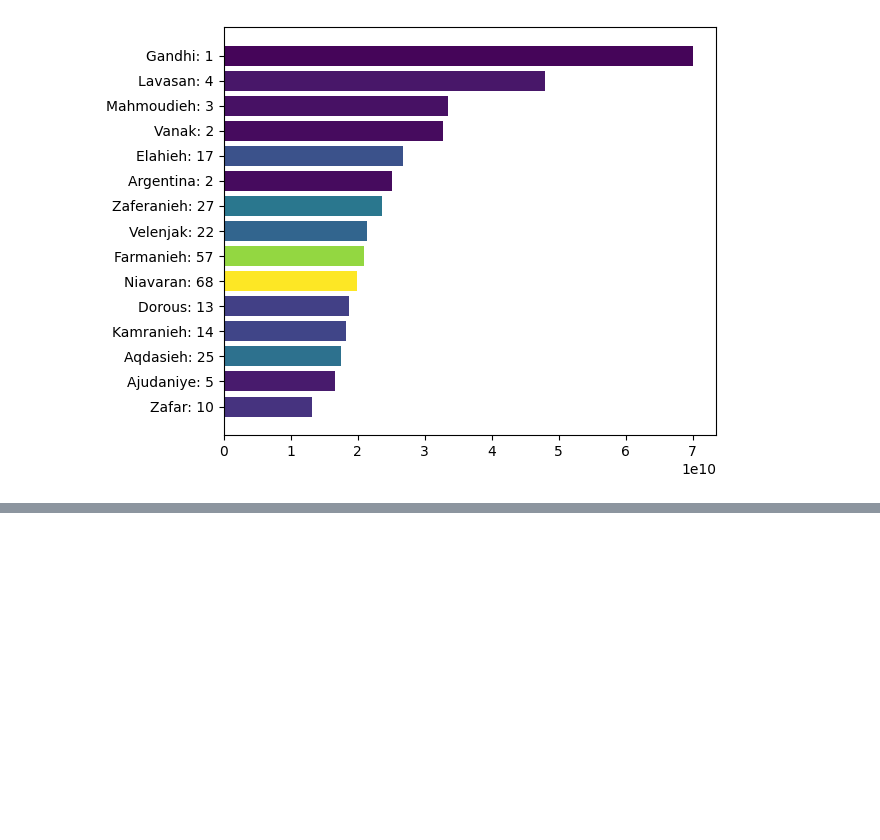
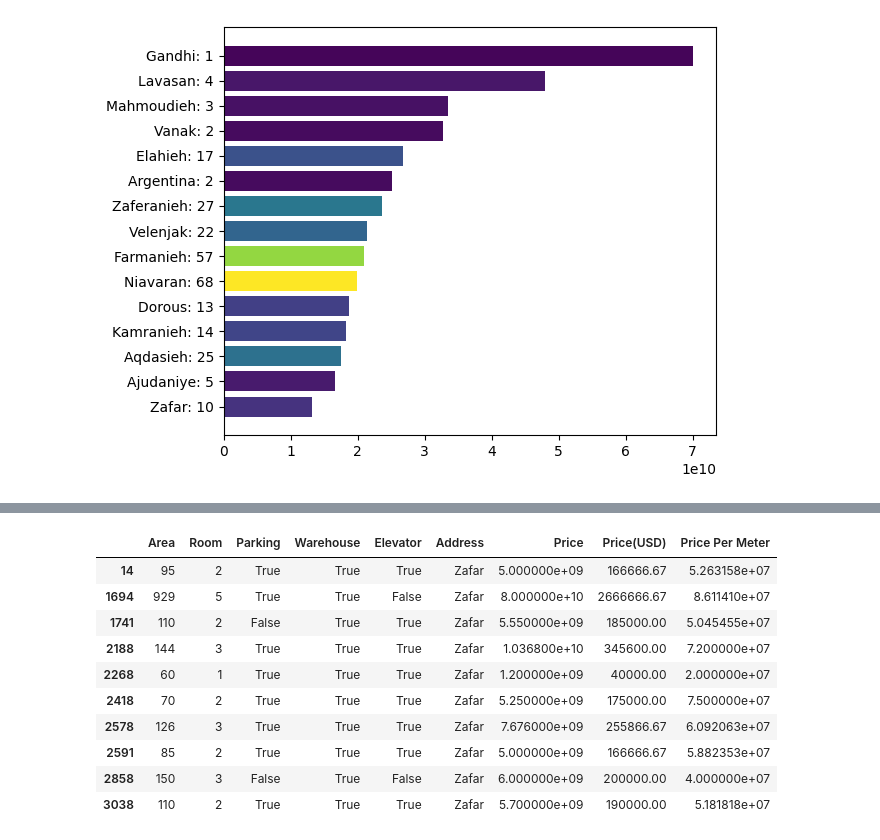
Before and after one commit to ramtinmt/tehran-house-price-prediction, a Jupyter notebook: model.ipynb, the cells around one changed output, grey strips where cells are left out. Drawn from its saved outputs; the diff is of its cells as text; code cells hidden in the pictures; blank space fills up the shorter version.

```diff
--- a/model.ipynb
+++ b/model.ipynb
@@ -500,0 +504,15 @@ plt.show()
+# %%
+zafar = df[df['Address'] == 'Zafar']
+zafar
+# %% [output]
+|  | Area | Room | Parking | Warehouse | Elevator | Address | Price | Price(USD) | Price Per Meter |
+| 14 | 95 | 2 | True | True | True | Zafar | 5.000000e+09 | 166666.67 | 5.263158e+07 |
+| 1694 | 929 | 5 | True | True | False | Zafar | 8.000000e+10 | 2666666.67 | 8.611410e+07 |
+| 1741 | 110 | 2 | False | True | True | Zafar | 5.550000e+09 | 185000.00 | 5.045455e+07 |
+| 2188 | 144 | 3 | True | True | True | Zafar | 1.036800e+10 | 345600.00 | 7.200000e+07 |
+| 2268 | 60 | 1 | True | True | True | Zafar | 1.200000e+09 | 40000.00 | 2.000000e+07 |
+| 2418 | 70 | 2 | True | True | True | Zafar | 5.250000e+09 | 175000.00 | 7.500000e+07 |
+| 2578 | 126 | 3 | True | True | True | Zafar | 7.676000e+09 | 255866.67 | 6.092063e+07 |
+| 2591 | 85 | 2 | True | True | True | Zafar | 5.000000e+09 | 166666.67 | 5.882353e+07 |
+| 2858 | 150 | 3 | False | True | False | Zafar | 6.000000e+09 | 200000.00 | 4.000000e+07 |
+| 3038 | 110 | 2 | True | True | True | Zafar | 5.700000e+09 | 190000.00 | 5.181818e+07 |
```
Also changed, not shown: parts of 21 cells of this notebook.
